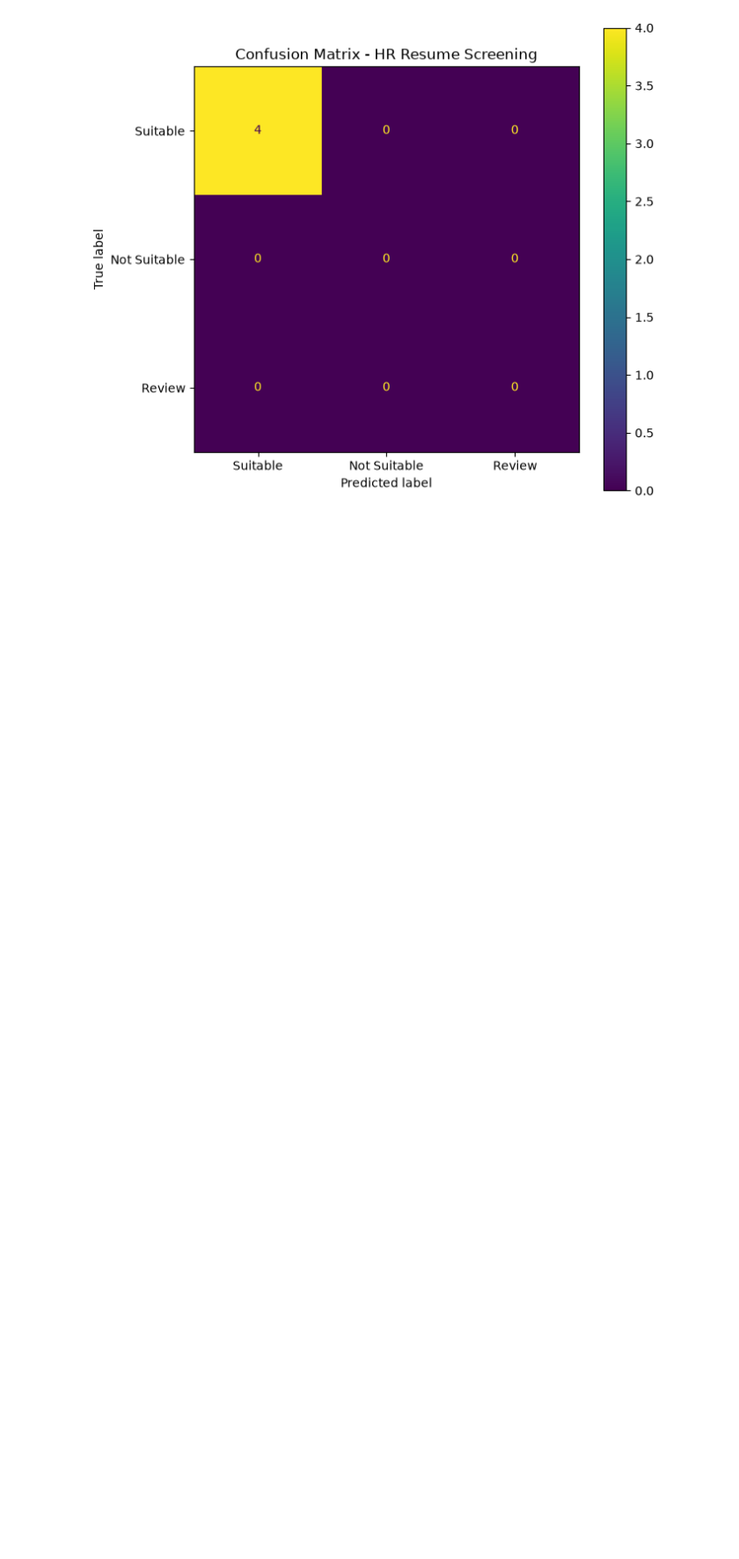
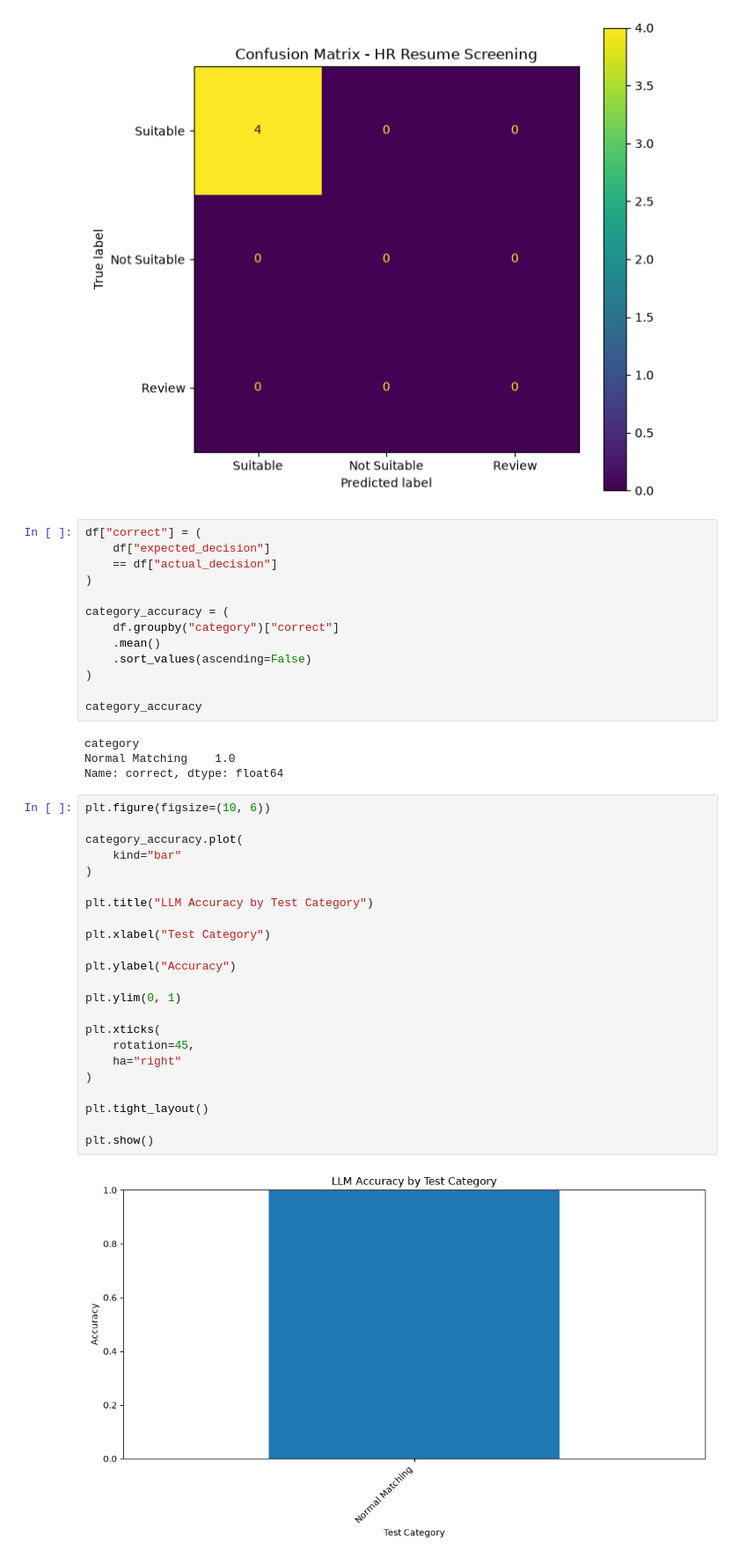
Before and after one commit to nimeshi1023/LLM-Resume-Evaluation-Framework, a Jupyter notebook: notebooks/analysis.ipynb, the cells around one changed output. Shown at 88% size. Saved outputs shown, nothing was run; the diff lists cells and outputs as text; blank space fills up the shorter version.

```diff
--- a/notebooks/analysis.ipynb
+++ b/notebooks/analysis.ipynb
@@ -179,3 +179,45 @@ plt.tight_layout()
 plt.show()
 # %% [output]
 [figure]
+# %%
+df["correct"] = (
+    df["expected_decision"]
+    == df["actual_decision"]
+)
+
+category_accuracy = (
+    df.groupby("category")["correct"]
+    .mean()
+    .sort_values(ascending=False)
+)
+
+category_accuracy
+# %% [output]
+category
+Normal Matching    1.0
+Name: correct, dtype: float64
+# %%
+plt.figure(figsize=(10, 6))
+
+category_accuracy.plot(
+    kind="bar"
+)
+
+plt.title("LLM Accuracy by Test Category")
+
+plt.xlabel("Test Category")
+
+plt.ylabel("Accuracy")
+
+plt.ylim(0, 1)
+
+plt.xticks(
+    rotation=45,
+    ha="right"
+)
+
+plt.tight_layout()
+
+plt.show()
+# %% [output]
+[figure, added]
```
Also changed, not shown: parts of 10 cells of this notebook.
